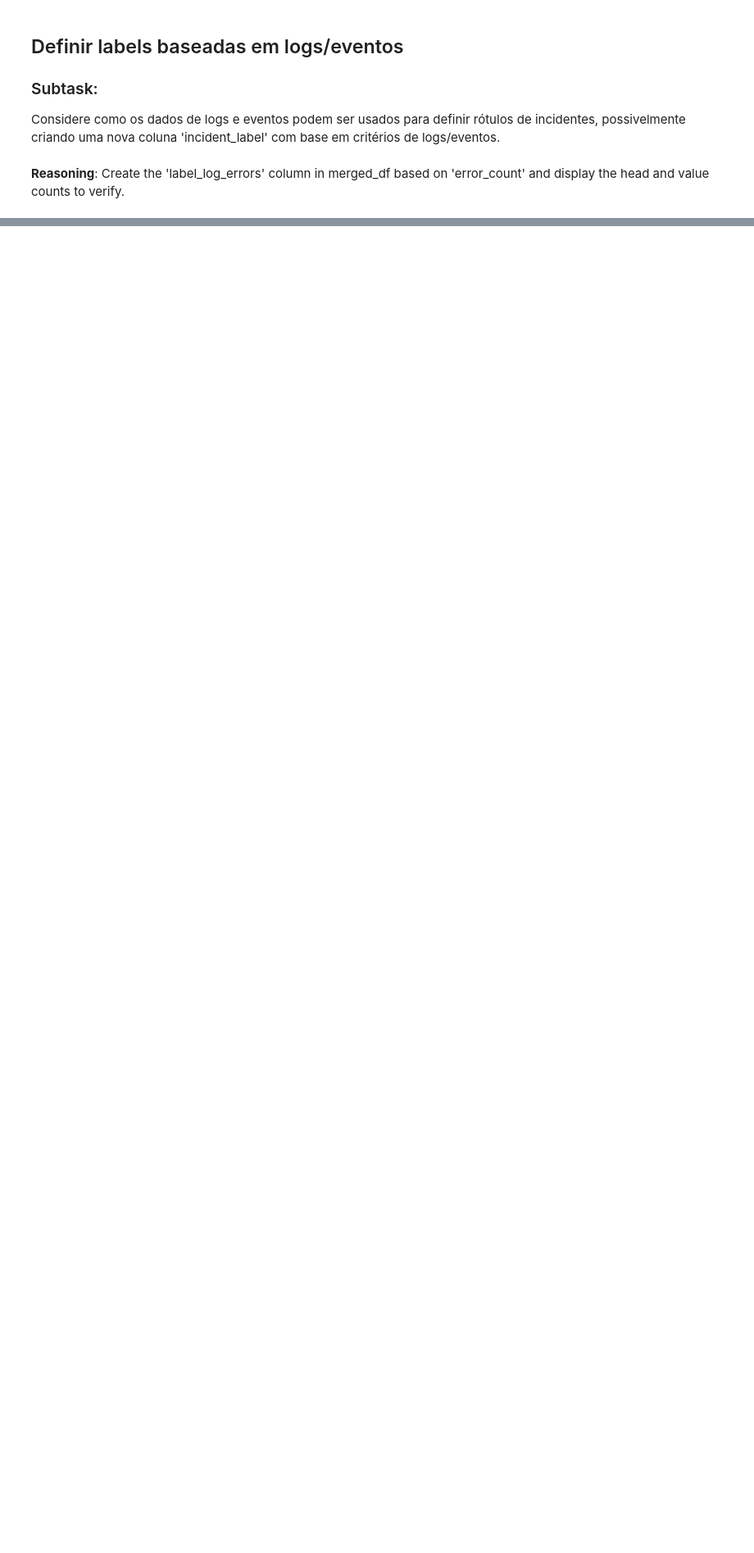
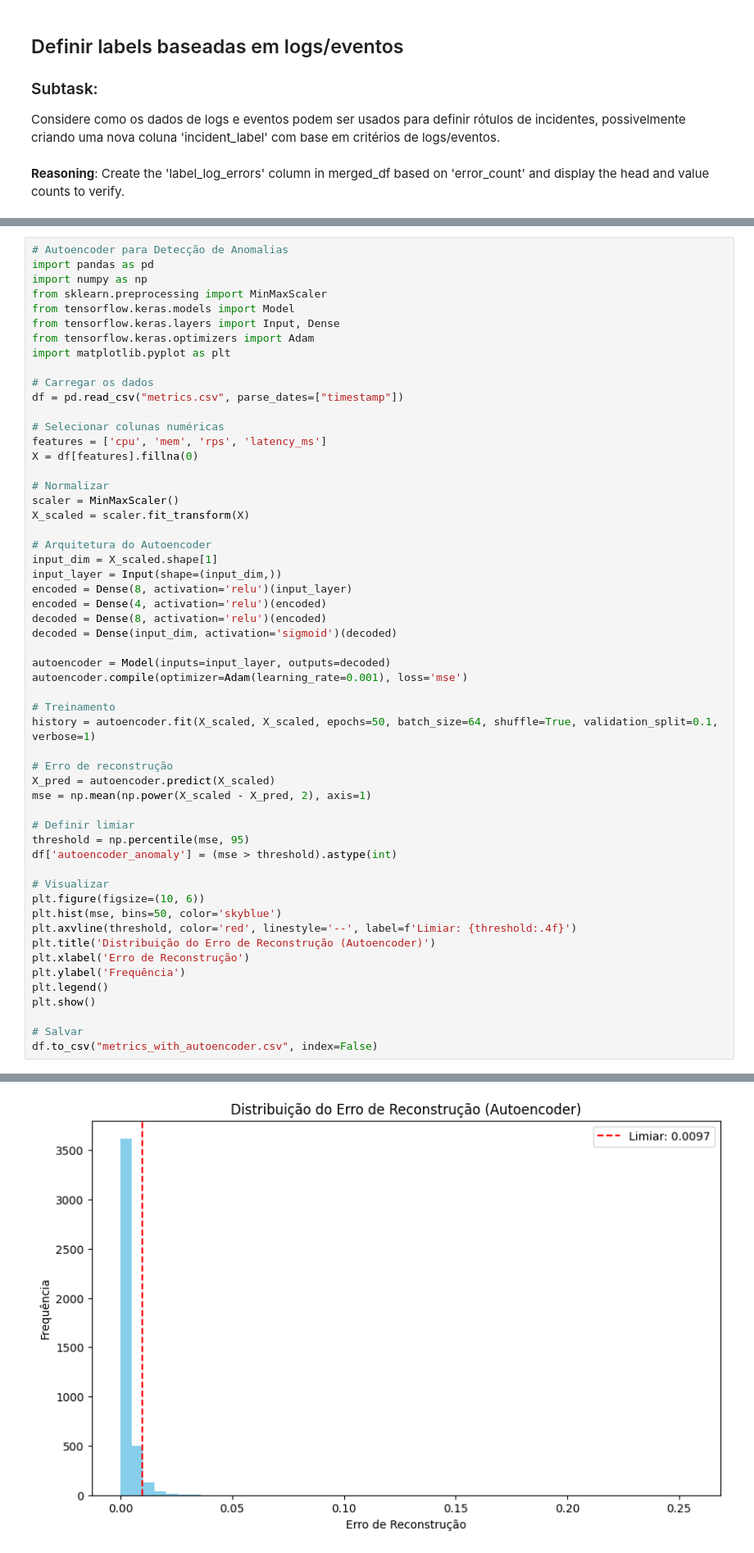
Before and after one commit to ClaytonUrbano/analise-de-dados, a Jupyter notebook: Untitled4.ipynb, the cells around one changed output, grey strips where cells are left out. Shown at 82% size. Saved outputs shown, nothing was run; the diff lists cells and outputs as text; blank space fills up the shorter version.

```diff
--- a/Untitled4.ipynb
+++ b/Untitled4.ipynb
@@ -928,3 +958,59 @@ Primeiras linhas de X_test_log:
 
 *   The low correlation between existing metrics and log error counts suggests that using log errors as a direct labeling mechanism defines "incidents" differently than anomaly scores or simple metric thresholds. Further investigation into specific error messages or patterns within the error logs might provide a richer signal for labeling.
 *   To effectively train and evaluate a classifier using log-error-based labeling, strategies for handling the extreme class imbalance are necessary. This could involve oversampling the minority class, undersampling the majority class, or using evaluation metrics more robust to imbalance (e.g., Confusion Matrix, Area Under the ROC Curve, F1-score focusing on the minority class).
+# %%
+# Autoencoder para Detecção de Anomalias
+import pandas as pd
+import numpy as np
+from sklearn.preprocessing import MinMaxScaler
+from tensorflow.keras.models import Model
+from tensorflow.keras.layers import Input, Dense
+from tensorflow.keras.optimizers import Adam
+import matplotlib.pyplot as plt
+
+# Carregar os dados
+df = pd.read_csv("metrics.csv", parse_dates=["timestamp"])
+
+# Selecionar colunas numéricas
+features = ['cpu', 'mem', 'rps', 'latency_ms']
+X = df[features].fillna(0)
+
+# Normalizar
+scaler = MinMaxScaler()
+X_scaled = scaler.fit_transform(X)
+
+# Arquitetura do Autoencoder
+input_dim = X_scaled.shape[1]
+input_layer = Input(shape=(input_dim,))
+encoded = Dense(8, activation='relu')(input_layer)
+encoded = Dense(4, activation='relu')(encoded)
+decoded = Dense(8, activation='relu')(encoded)
+decoded = Dense(input_dim, activation='sigmoid')(decoded)
+
+autoencoder = Model(inputs=input_layer, outputs=decoded)
+autoencoder.compile(optimizer=Adam(learning_rate=0.001), loss='mse')
+
+# Treinamento
+history = autoencoder.fit(X_scaled, X_scaled, epochs=50, batch_size=64, shuffle=True, validation_split=0.1, verbose=1)
+
+# Erro de reconstrução
+X_pred = autoencoder.predict(X_scaled)
+mse = np.mean(np.power(X_scaled - X_pred, 2), axis=1)
+
+# Definir limiar
+threshold = np.percentile(mse, 95)
+df['autoencoder_anomaly'] = (mse > threshold).astype(int)
+
+# Visualizar
+plt.figure(figsize=(10, 6))
+plt.hist(mse, bins=50, color='skyblue')
+plt.axvline(threshold, color='red', linestyle='--', label=f'Limiar: {threshold:.4f}')
+plt.title('Distribuição do Erro de Reconstrução (Autoencoder)')
+plt.xlabel('Erro de Reconstrução')
+plt.ylabel('Frequência')
+plt.legend()
+plt.show()
+
+# Salvar
+df.to_csv("metrics_with_autoencoder.csv", index=False)
+# %% [output]
@@ -930,0 +1034 @@ Primeiras linhas de X_test_log:
+[figure, added]
```
Also changed, not shown: parts of 26 cells of this notebook.
